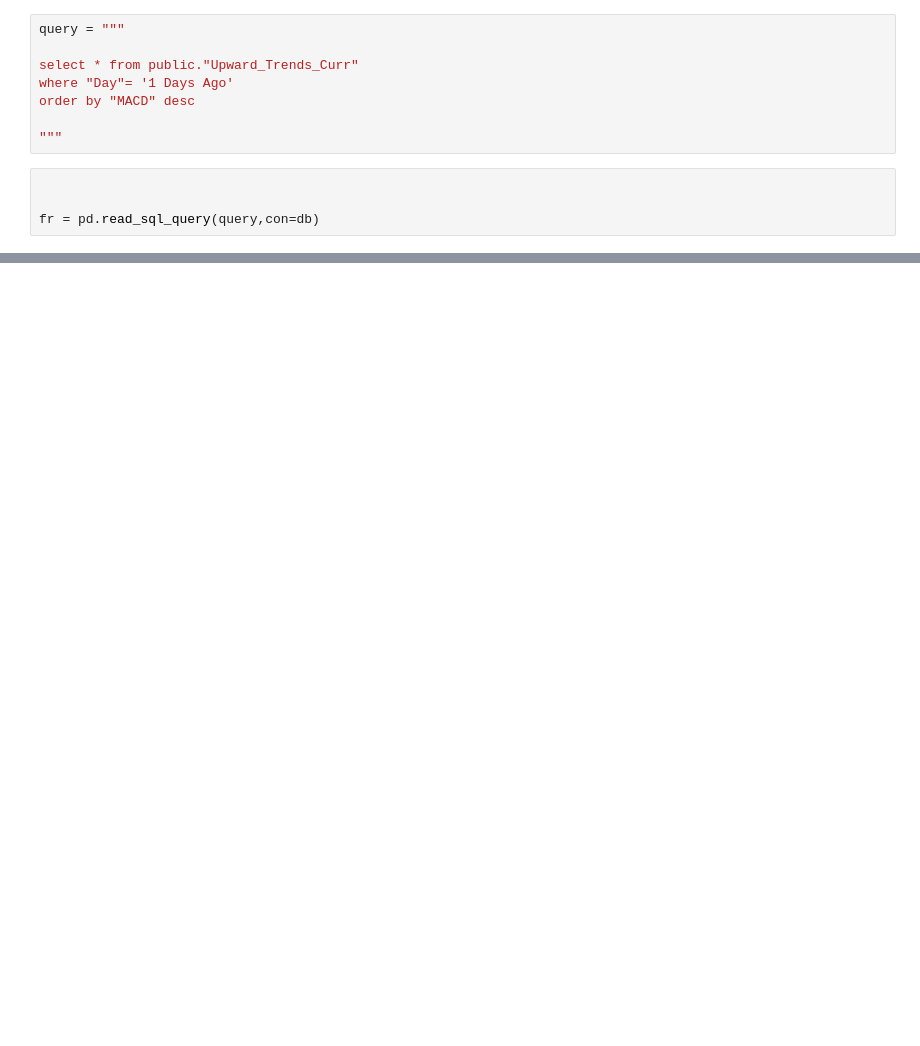
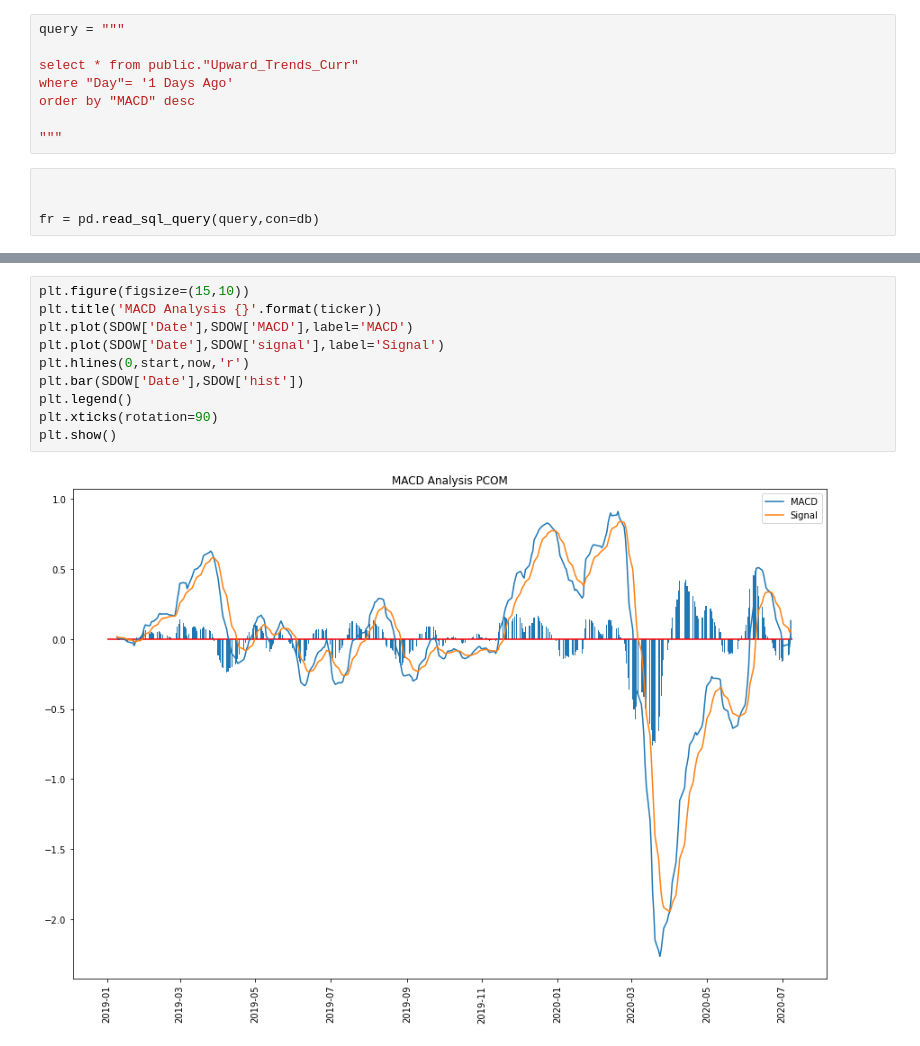
Before and after one commit to Mtaylert/Stock_Evaluation, a Jupyter notebook: src_code/DataUpdate.ipynb, the cells around one changed output, grey strips where cells are left out. Saved outputs shown, nothing was run; the diff lists cells and outputs as text; blank space fills up the shorter version.

```diff
--- a/src_code/DataUpdate.ipynb
+++ b/src_code/DataUpdate.ipynb
@@ -53,0 +76,12 @@ fr
+# %%
+plt.figure(figsize=(15,10))
+plt.title('MACD Analysis {}'.format(ticker))
+plt.plot(SDOW['Date'],SDOW['MACD'],label='MACD')
+plt.plot(SDOW['Date'],SDOW['signal'],label='Signal')
+plt.hlines(0,start,now,'r')
+plt.bar(SDOW['Date'],SDOW['hist'])
+plt.legend()
+plt.xticks(rotation=90)
+plt.show()
+# %% [output]
+[figure, added]
```
Also changed, not shown: parts of 5 cells of this notebook.
